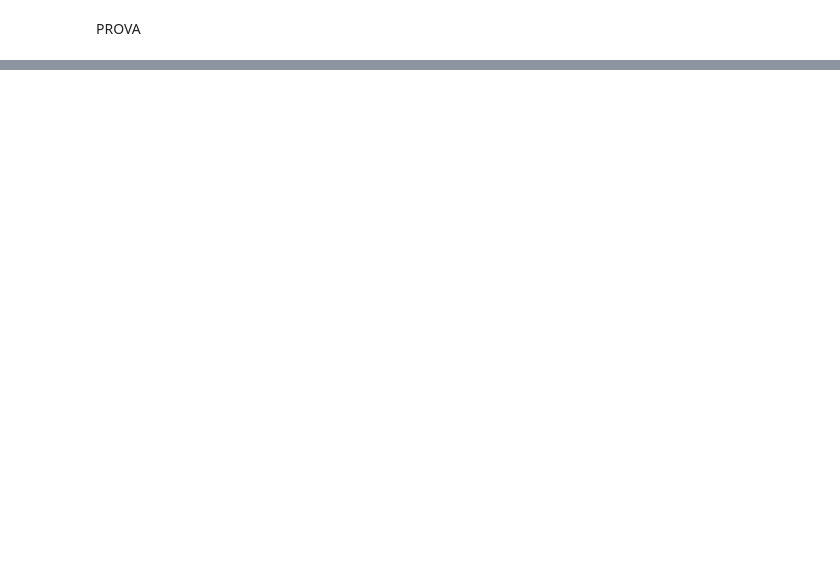
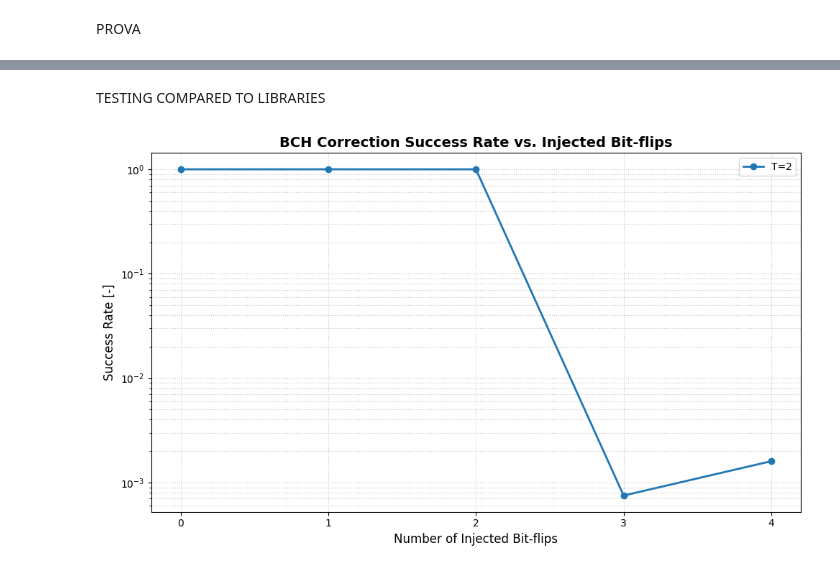
Before and after one commit to gbellume/DDP, a Jupyter notebook: EDAC_real.ipynb, the cells around one changed output, grey strips where cells are left out. Saved outputs shown, nothing was run; the diff lists cells and outputs as text; code cells hidden in the pictures; blank space fills up the shorter version.

```diff
--- a/EDAC_real.ipynb
+++ b/EDAC_real.ipynb
@@ -135,12 +123,12 @@ def get_g_polynomial(m, t=2):
         },
         13: {
             1: 0x201B,      # x^13 + x^4 + x^3 + x + 1
-            3: 0x39E3       # minimal polynomial for alpha^1, alpha^2, alpha^3, alpha^4, alpha^5, alpha^6 (t=2)
+            3: 0x26B1       # minimal polynomial for alpha^3 in GF(2^13)
         }
     }
 
     if m not in min_polys:
-        raise ValueError(f"Dati per m={m} non disponibili.")
+        raise ValueError(f"Data for m={m} not available.")
 
     m1 = min_polys[m][1]
 
@@ -148,10 +136,9 @@ def get_g_polynomial(m, t=2):
         return m1
     elif t == 2:
         m3 = min_polys[m][3]
-        # Usiamo la tua funzione poly_mult_gf2 che hai già scritto
         return poly_mult_gf2(m1, m3)
     else:
-        raise ValueError("Questa funzione è configurata solo per t=1 o t=2.")
+        raise ValueError("This function is configured only for t=1 or t=2.")
 
 
 
@@ -328,0 +449,2 @@ Error positions: [4, 7]
+# %% [markdown]
+TESTING COMPARED TO LIBRARIES
@@ -329,3 +502,33 @@ Error positions: [4, 7]
+# %%
+import matplotlib.pyplot as plt
+
+plt.figure(figsize=(10, 6))
+
+for T in T_values:
+    # 1. Extract ONLY the data points that exist for this specific T
+    t_data = [(k[1], rate/100) for k, rate in success_rates.items() if k[0] == T]
+
+    # 2. Sort the data by bit-flips (x-axis) so the line draws cleanly left-to-right
+    t_data.sort(key=lambda x: x[0])
+
+    # 3. Separate into x and y lists
+    if t_data:
+        x_vals = [item[0] for item in t_data]
+        y_vals = [item[1] for item in t_data]
+
+        plt.semilogy(x_vals, y_vals, marker='o', linewidth=2, label=f'T={T}')
+
+# plt.axhline(50, color='red', linestyle='--', alpha=0.5, label='50% Threshold')
+plt.title('BCH Correction Success Rate vs. Injected Bit-flips', fontsize=14, fontweight='bold')
+plt.xlabel('Number of Injected Bit-flips', fontsize=12)
+plt.ylabel('Success Rate [-]', fontsize=12)
+plt.xticks(bit_flip_values)
+plt.grid(True, linestyle=':', alpha=0.7, which='both')
+plt.legend()
+plt.tight_layout()
+plt.show()
+# %% [output]
+[figure, added]
 # %%
 def generate_gf13_header(filename="gf13_luts.h"):
     m = 13
```
Also changed, not shown: parts of 7 cells of this notebook.
